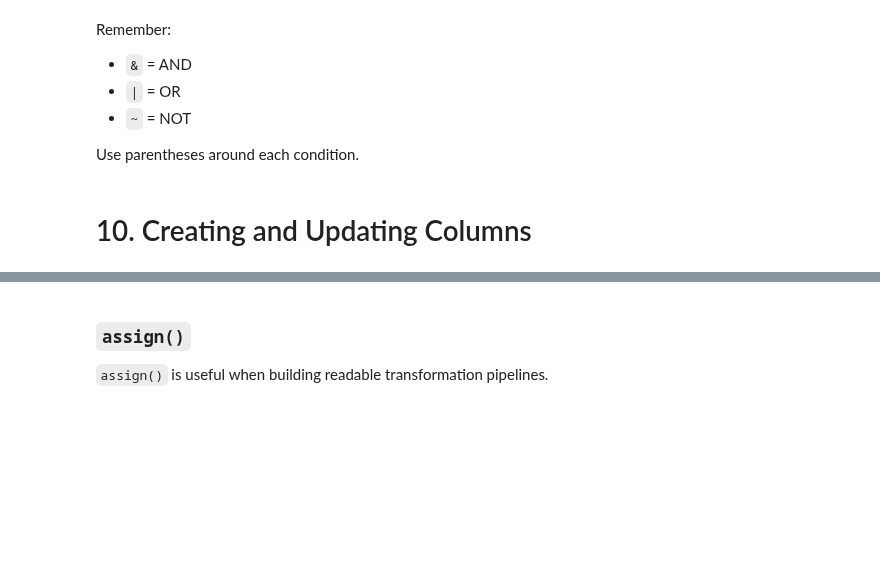
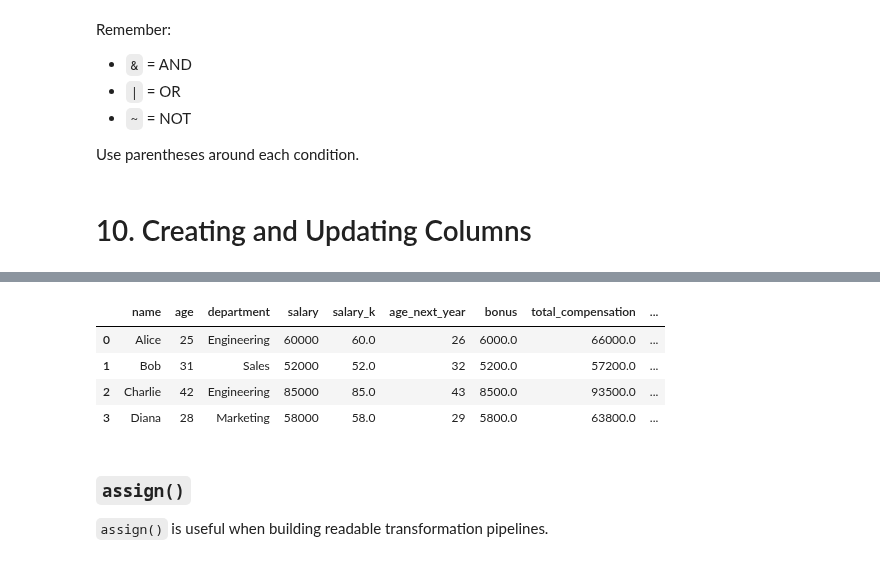
Before and after one commit to ochoscar/lab-ml, a Jupyter notebook: src/lab_ml/jupyter/playground_pandas.ipynb, the cells around one changed output, grey strips where cells are left out. Saved outputs shown, nothing was run; the diff lists cells and outputs as text; code cells hidden in the pictures; blank space fills up the shorter version.

```diff
--- a/src/lab_ml/jupyter/playground_pandas.ipynb
+++ b/src/lab_ml/jupyter/playground_pandas.ipynb
@@ -282,13 +464,19 @@ df
 # %%
 conditions = [
     df["salary"] >= 80000,
     df["salary"] >= 60000,
     df["salary"] < 60000
 ]
 choices = ["High", "Medium", "Low"]
 
-df["salary_band"] = np.select(conditions, choices)
+df["salary_band"] = np.select(conditions, choices, "na")
 df
+# %% [output]
+|  | name | age | department | salary | salary_k | age_next_year | bonus | total_compensation | ... |
+| 0 | Alice | 25 | Engineering | 60000 | 60.0 | 26 | 6000.0 | 66000.0 | ... |
+| 1 | Bob | 31 | Sales | 52000 | 52.0 | 32 | 5200.0 | 57200.0 | ... |
+| 2 | Charlie | 42 | Engineering | 85000 | 85.0 | 43 | 8500.0 | 93500.0 | ... |
+| 3 | Diana | 28 | Marketing | 58000 | 58.0 | 29 | 5800.0 | 63800.0 | ... |
 # %% [markdown]
 ### `assign()`
 
```
Also changed, not shown: parts of 92 cells of this notebook, 2 other files.
